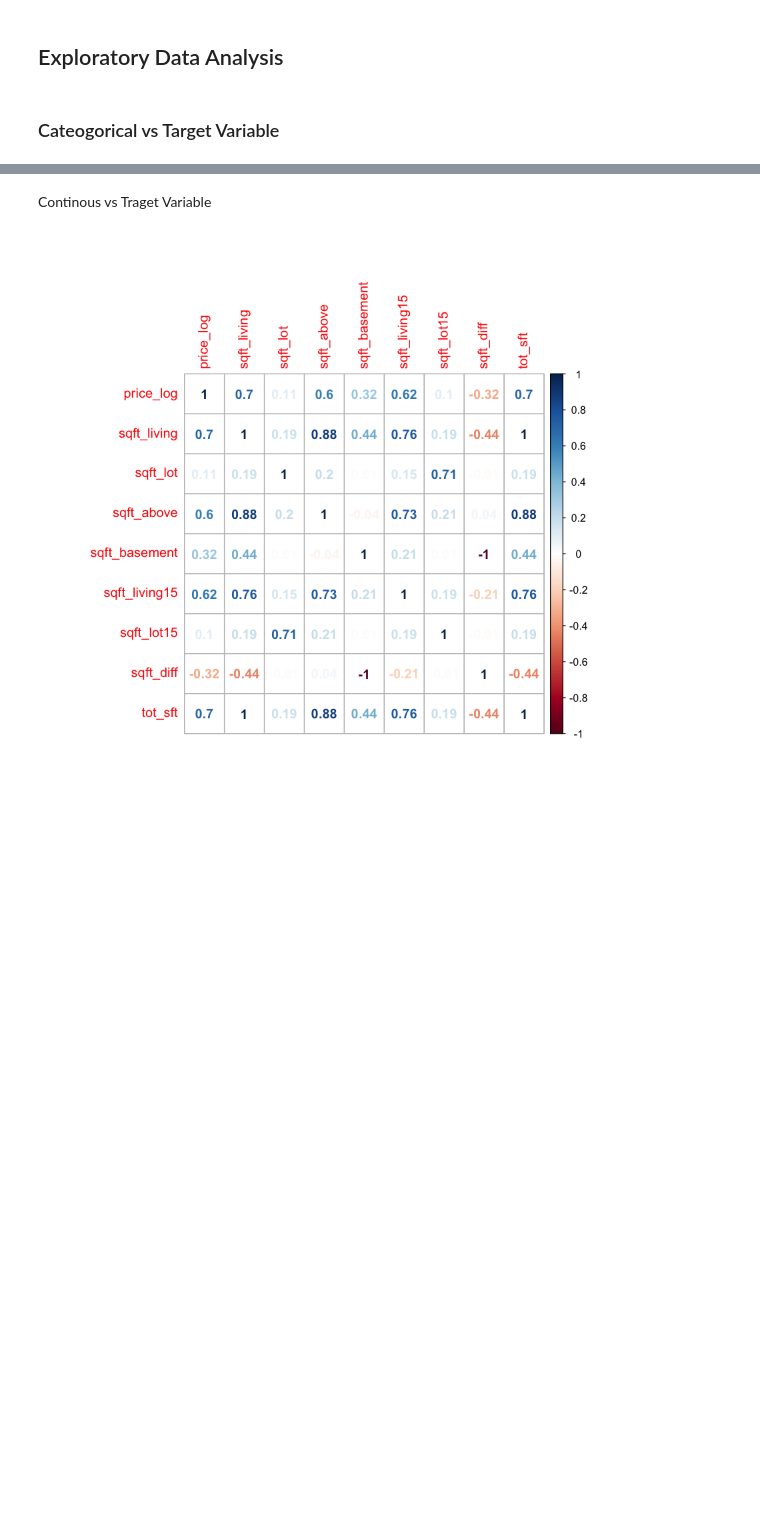
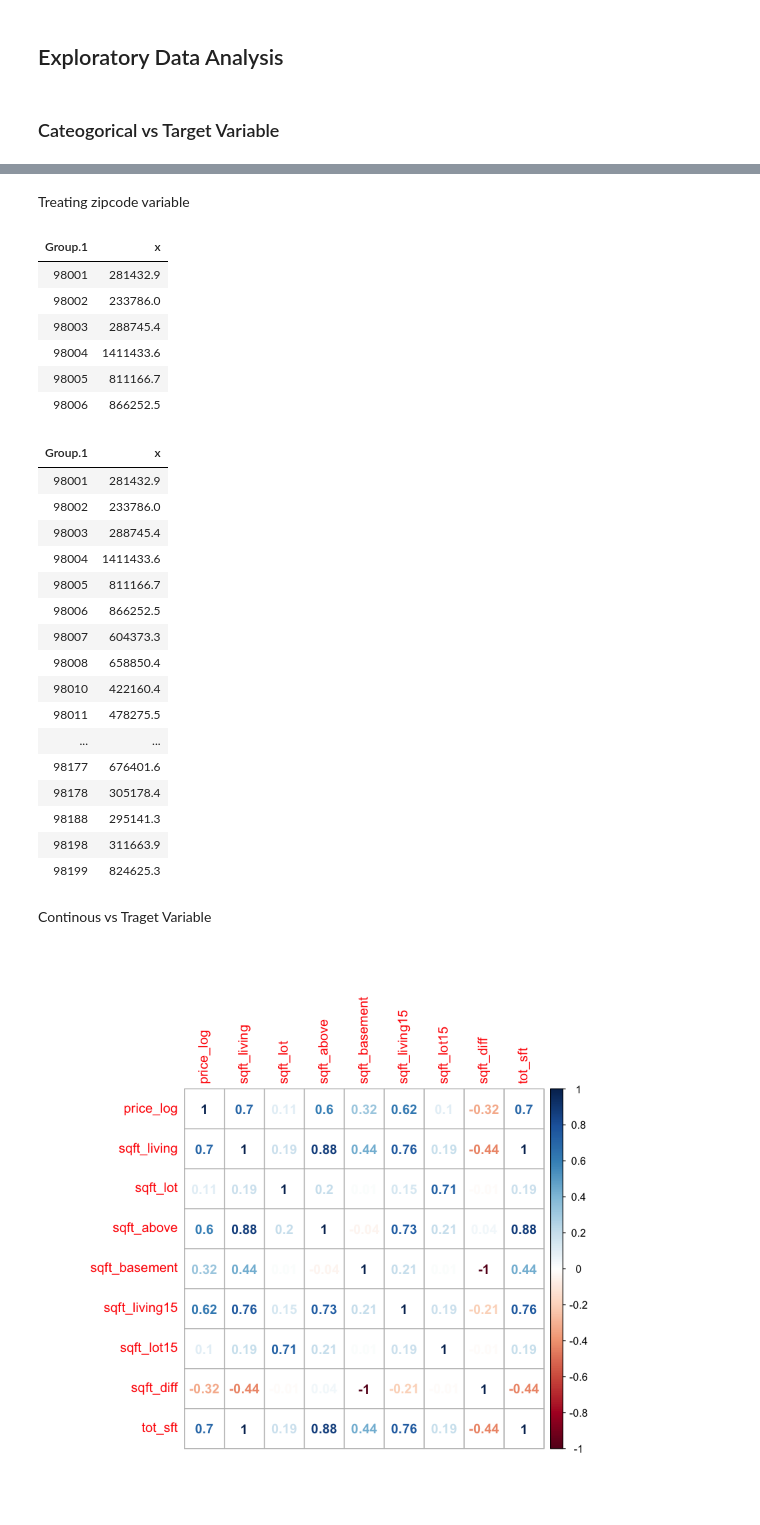
Before and after one commit to sravangereddy/DataScience_, a Jupyter notebook: House Sales in King County/HouseSalesKingCounty_v2.ipynb, the cells around one changed output, grey strips where cells are left out. Drawn from its saved outputs; the diff is of its cells as text; code cells hidden in the pictures; blank space fills up the shorter version.

```diff
--- a/House Sales in King County/HouseSalesKingCounty_v2.ipynb
+++ b/House Sales in King County/HouseSalesKingCounty_v2.ipynb
@@ -192,3 +198,34 @@ for(i in 1:tcols){
+# %% [markdown]
+Treating zipcode variable
+# %%
+zipcode.price = as.data.frame(aggregate(x=train.data.file$price,by = list(train.data.file$zipcode), FUN = mean))
+head(zipcode.price)
+zipcode.price[order(zipcode.price$Group.1),]
+# %% [output]
+| Group.1 | x |
+| 98001 | 281432.9 |
+| 98002 | 233786.0 |
+| 98003 | 288745.4 |
+| 98004 | 1411433.6 |
+| 98005 | 811166.7 |
+| 98006 | 866252.5 |
+| Group.1 | x |
+| 98001 | 281432.9 |
+| 98002 | 233786.0 |
+| 98003 | 288745.4 |
+| 98004 | 1411433.6 |
+| 98005 | 811166.7 |
+| 98006 | 866252.5 |
+| 98007 | 604373.3 |
+| 98008 | 658850.4 |
+| 98010 | 422160.4 |
+| 98011 | 478275.5 |
+| ... | ... |
+| 98177 | 676401.6 |
+| 98178 | 305178.4 |
+| 98188 | 295141.3 |
+| 98198 | 311663.9 |
+| 98199 | 824625.3 |
 # %% [markdown]
 Continous vs Traget Variable
 # %%
```
Also changed, not shown: parts of 14 cells of this notebook.
